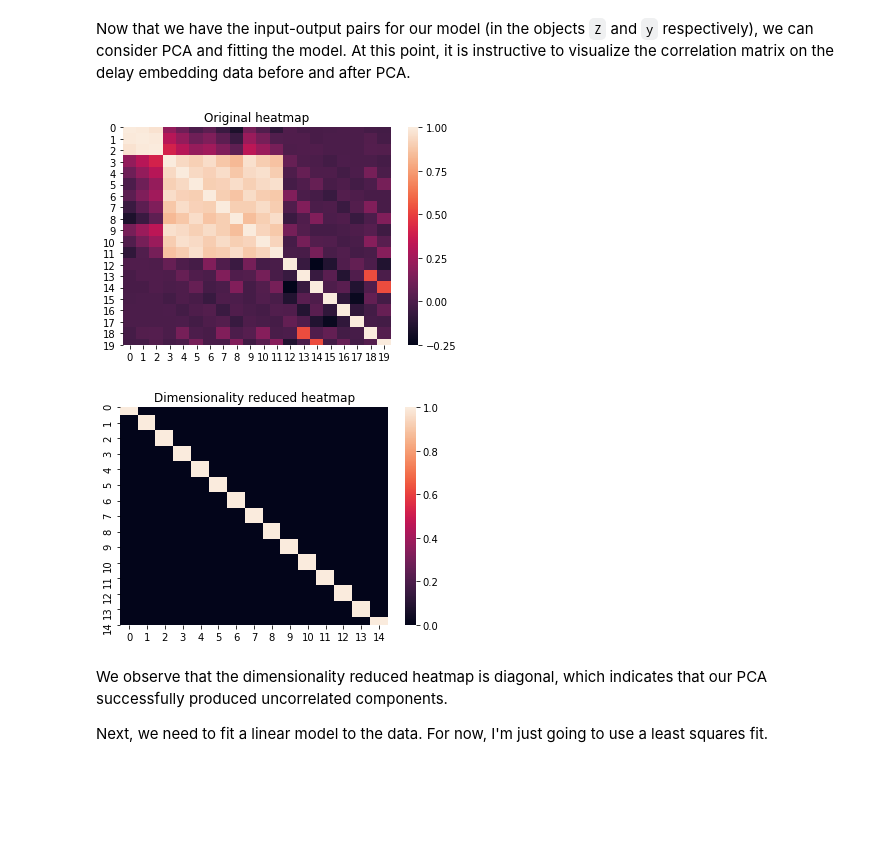
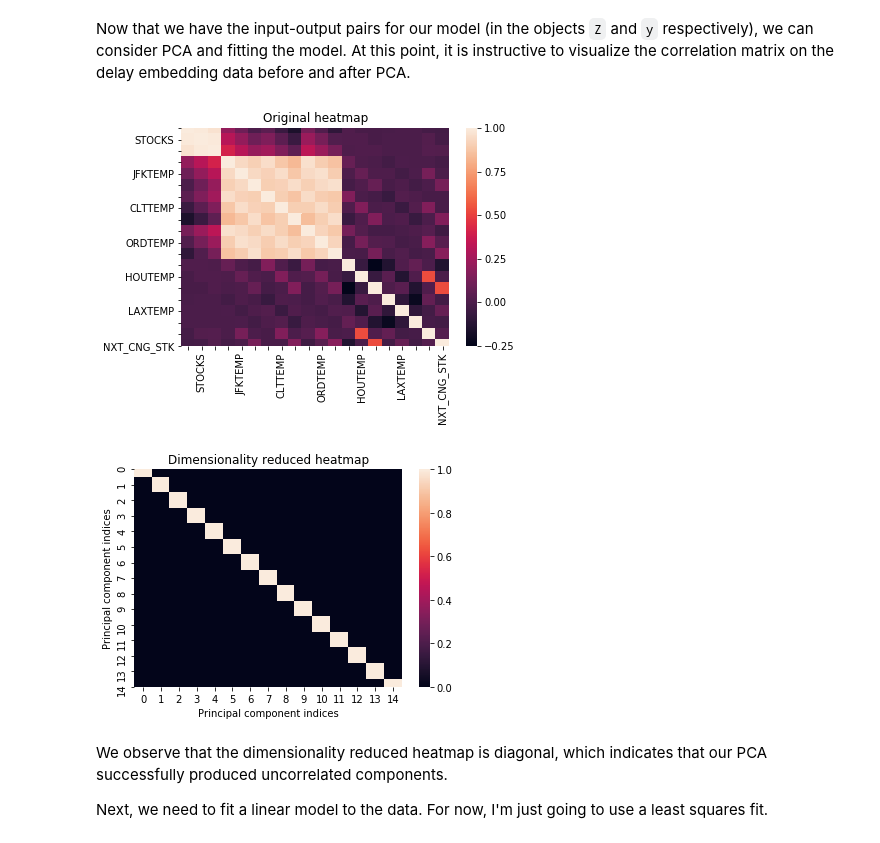
Before and after one commit to KurtButler/AMS520-Project, a Jupyter notebook: Notebooks/Linear Models - Gas.ipynb, the cells around one changed output. Saved outputs shown, nothing was run; the diff lists cells and outputs as text; code cells hidden in the pictures; blank space fills up the shorter version.

Commit message:
Update Linear Models - Gas.ipynb
labels update

```diff
--- a/Notebooks/Linear Models - Gas.ipynb
+++ b/Notebooks/Linear Models - Gas.ipynb
@@ -111,26 +111,31 @@ Z = normalize(Z, axis=0)
 # %% [markdown]
 Now that we have the input-output pairs for our model (in the objects `Z` and `y` respectively), we can consider PCA and fitting the model. At this point, it is instructive to visualize the correlation matrix on the delay embedding data before and after PCA.
 # %%
+# Labels for heatmap
+Znames = ["","STOCKS","","","JFKTEMP","","","CLTTEMP","","","ORDTEMP","","","HOUTEMP","","","LAXTEMP","","","NXT_CNG_STK"]
+
 # Original heatmap
 plt.figure()
-my_frame = pd.DataFrame(Z)
+my_frame = pd.DataFrame(Z,columns=Znames)
 sns.heatmap(my_frame.corr())
 plt.title('Original heatmap')
 plt.show()
 
 # Perform PCA
 pca = PCA(n_components=15)
 Z = pca.fit_transform(Z)
 
 # Dimensionality reduced heatmap
 plt.figure()
 my_frame = pd.DataFrame(Z)
 sns.heatmap(my_frame.corr())
 plt.title('Dimensionality reduced heatmap')
+plt.xlabel('Principal component indices')
+plt.ylabel('Principal component indices')
 plt.show()
 # %% [output]
-[figure, old version]
+[figure, new version]
-[figure, old version]
+[figure, new version]
 # %% [markdown]
 We observe that the dimensionality reduced heatmap is diagonal, which indicates that our PCA successfully produced uncorrelated components.
 
```
